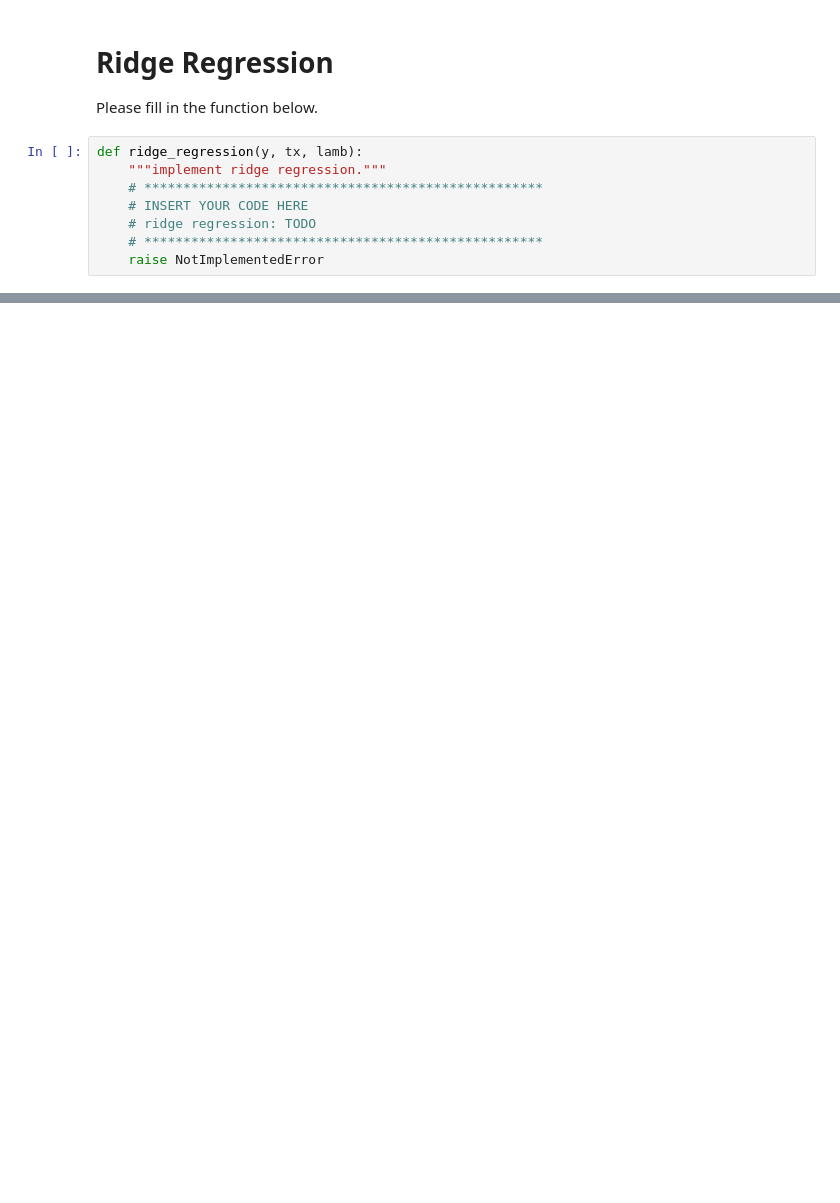
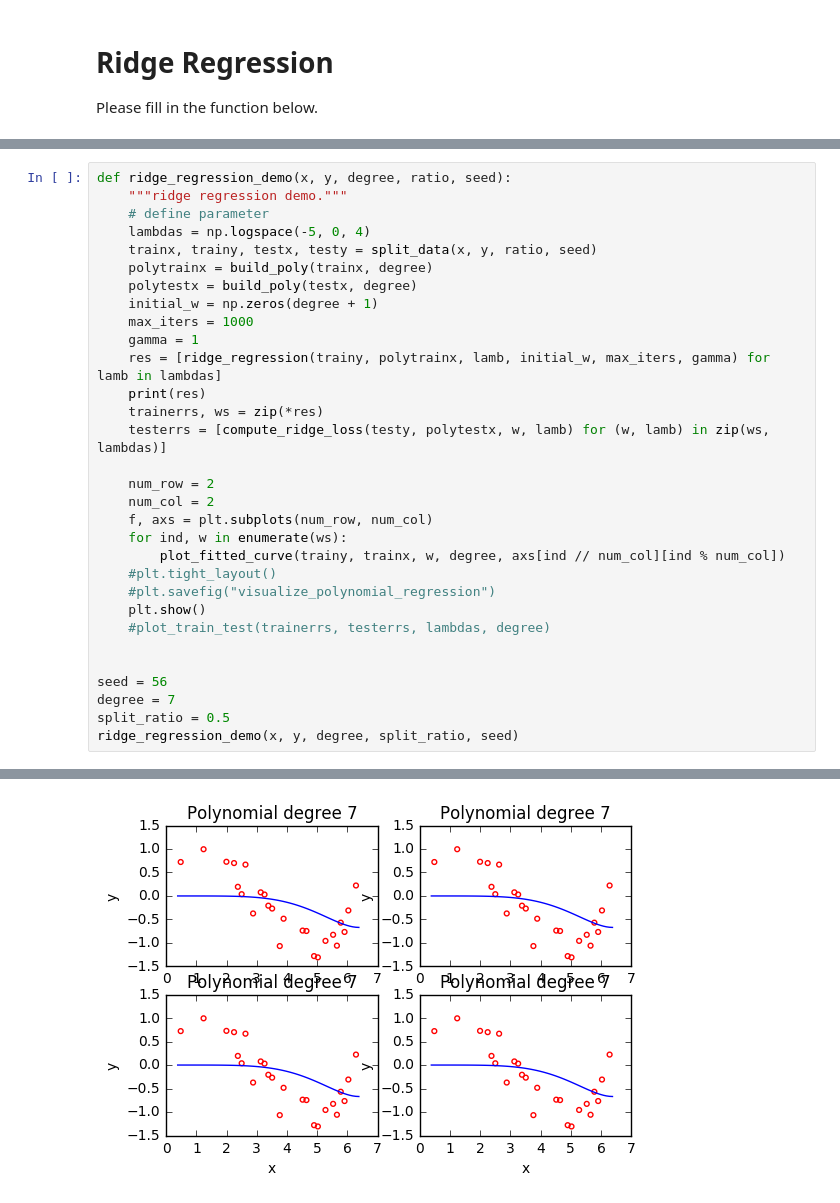
Before and after one commit to hkapp/ML_course, a Jupyter notebook: labs/ex03/template/ex03.ipynb, the cells around one changed output, grey strips where cells are left out. Saved outputs shown, nothing was run; the diff lists cells and outputs as text; blank space fills up the shorter version.

```diff
--- a/labs/ex03/template/ex03.ipynb
+++ b/labs/ex03/template/ex03.ipynb
@@ -183,11 +186,3 @@ proportion=0.1, degree=12, Training RMSE=21.405, Testing RMSE=69.183
 # %% [markdown]
 # Ridge Regression
 Please fill in the function below.
-# %%
-def ridge_regression(y, tx, lamb):
-    """implement ridge regression."""
-    # ***************************************************
-    # INSERT YOUR CODE HERE
-    # ridge regression: TODO
-    # ***************************************************
-    raise NotImplementedError
@@ -218,0 +245,32 @@ ridge_regression_demo(x, y, degree, split_ratio, seed)
+# %%
+def ridge_regression_demo(x, y, degree, ratio, seed):
+    """ridge regression demo."""
+    # define parameter
+    lambdas = np.logspace(-5, 0, 4)
+    trainx, trainy, testx, testy = split_data(x, y, ratio, seed)
+    polytrainx = build_poly(trainx, degree)
+    polytestx = build_poly(testx, degree)
+    initial_w = np.zeros(degree + 1)
+    max_iters = 1000
+    gamma = 1
+    res = [ridge_regression(trainy, polytrainx, lamb, initial_w, max_iters, gamma) for lamb in lambdas]
+    print(res)
+    trainerrs, ws = zip(*res)
+    testerrs = [compute_ridge_loss(testy, polytestx, w, lamb) for (w, lamb) in zip(ws, lambdas)]
+
+    num_row = 2
+    num_col = 2
+    f, axs = plt.subplots(num_row, num_col)
+    for ind, w in enumerate(ws):
+        plot_fitted_curve(trainy, trainx, w, degree, axs[ind // num_col][ind % num_col])
+    #plt.tight_layout()
+    #plt.savefig("visualize_polynomial_regression")
+    plt.show()
+    #plot_train_test(trainerrs, testerrs, lambdas, degree)
+
+
+seed = 56
+degree = 7
+split_ratio = 0.5
+ridge_regression_demo(x, y, degree, split_ratio, seed)
+# %% [output]
@@ -218,0 +287 @@ ridge_regression_demo(x, y, degree, split_ratio, seed)
+[figure, added]
```
Also changed, not shown: parts of 5 cells of this notebook, 1 other file.
